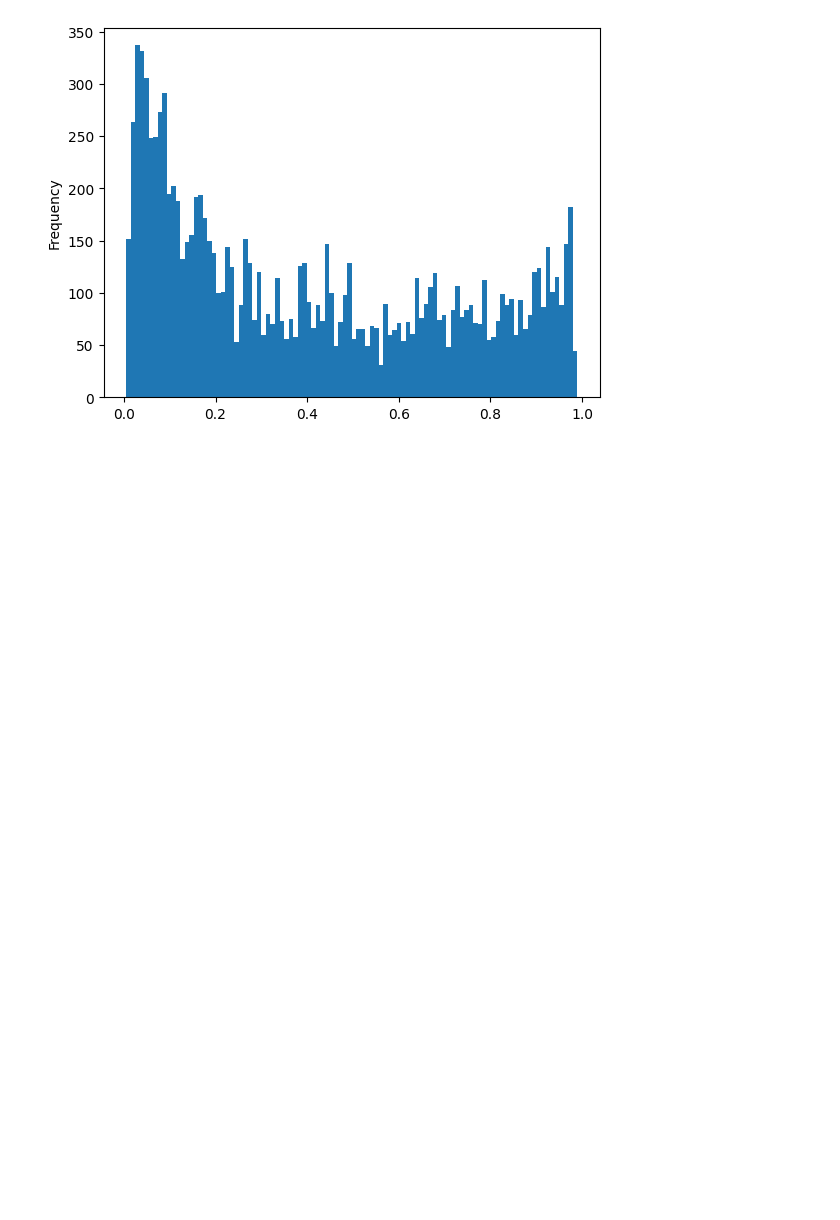
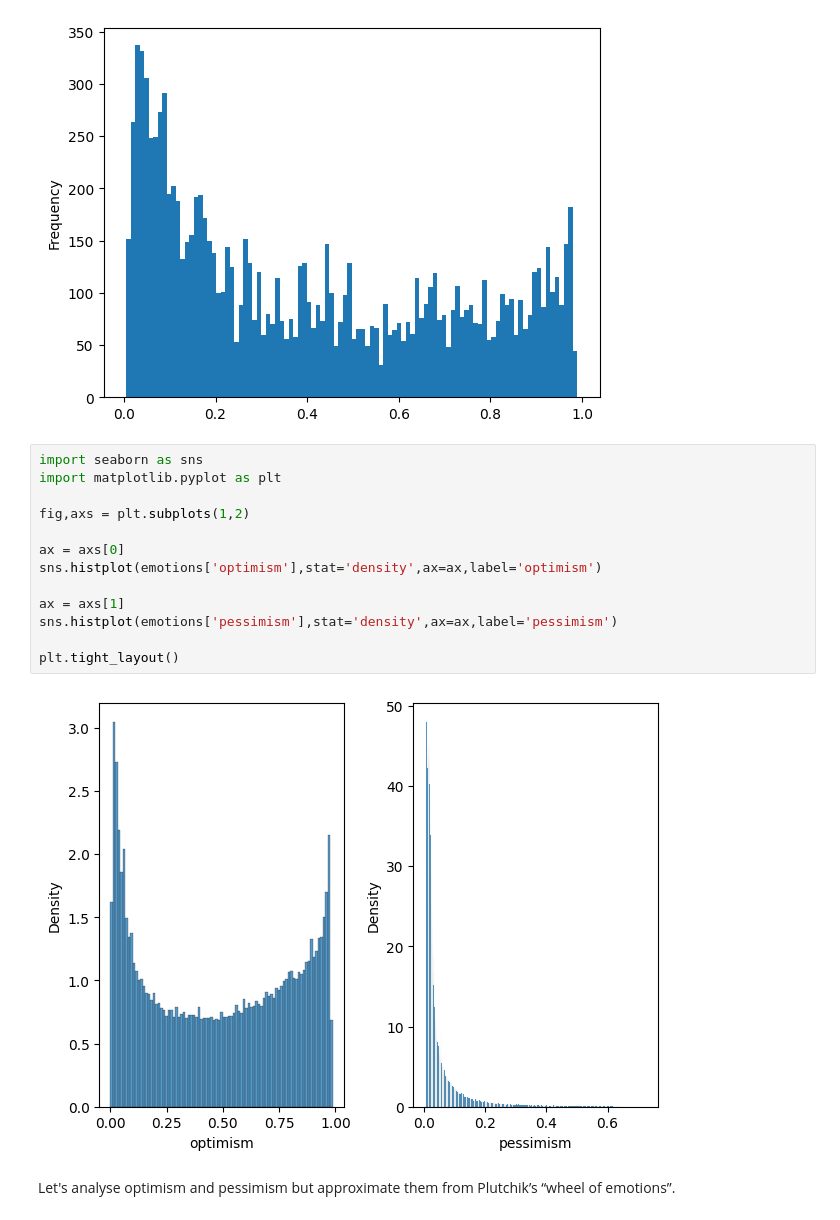
Before and after one commit to maciejskorski/anticipatio, a Jupyter notebook: src/Emotions.ipynb, the cells around one changed output. Drawn from its saved outputs; the diff is of its cells as text; blank space fills up the shorter version.

Commit message:
emotions analysis

```diff
--- a/src/Emotions.ipynb
+++ b/src/Emotions.ipynb
@@ -60,3 +58,20 @@ emotions.loc[mask,'fear'].plot(kind='hist',bins=100)
 # %% [output]
 <Axes: ylabel='Frequency'>
 [figure]
+# %%
+import seaborn as sns
+import matplotlib.pyplot as plt
+
+fig,axs = plt.subplots(1,2)
+
+ax = axs[0]
+sns.histplot(emotions['optimism'],stat='density',ax=ax,label='optimism')
+
+ax = axs[1]
+sns.histplot(emotions['pessimism'],stat='density',ax=ax,label='pessimism')
+
+plt.tight_layout()
+# %% [output]
+[figure, added]
+# %% [markdown]
+Let's analyse optimism and pessimism but approximate them from Plutchik’s “wheel of emotions”.
```
Also changed, not shown: parts of 5 cells of this notebook.
